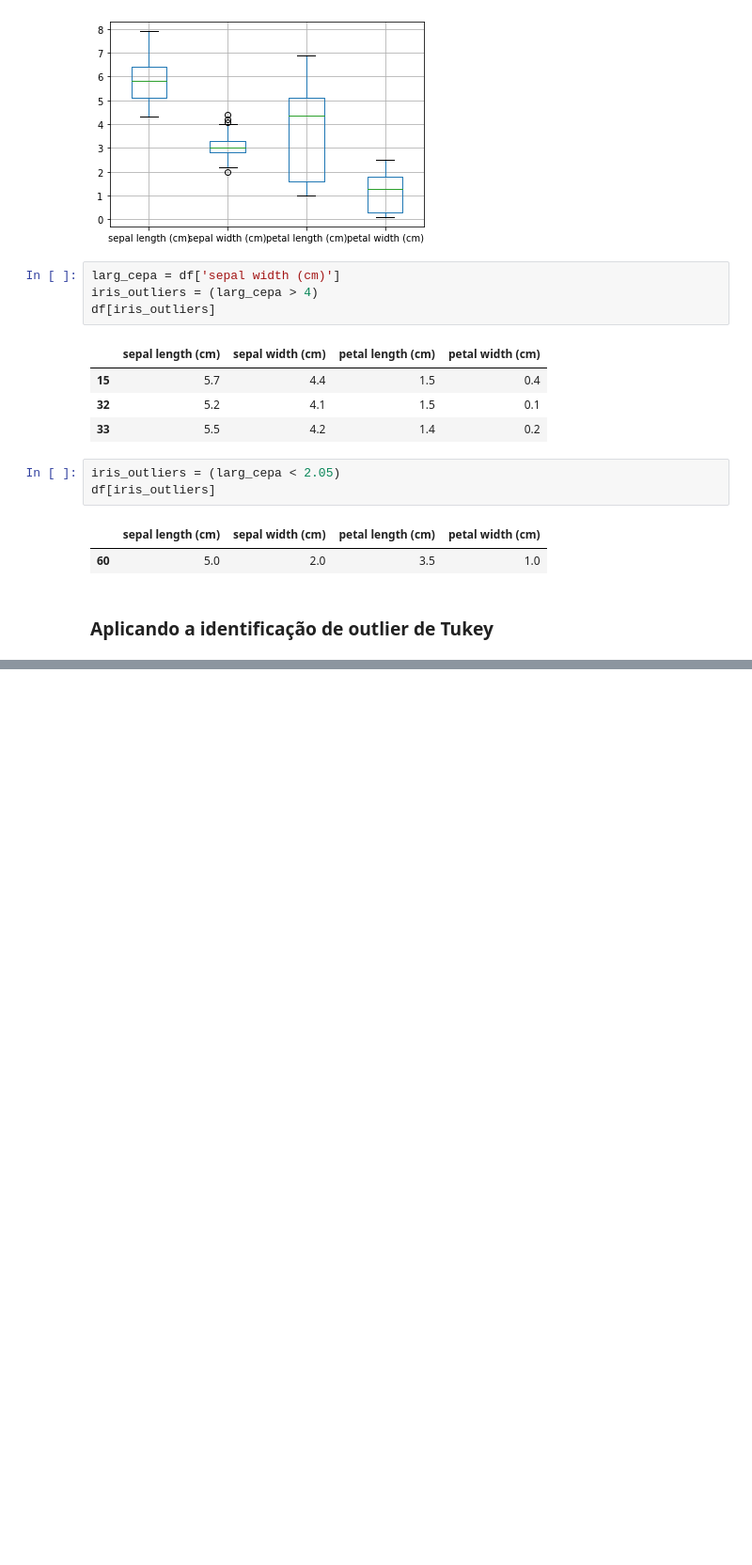
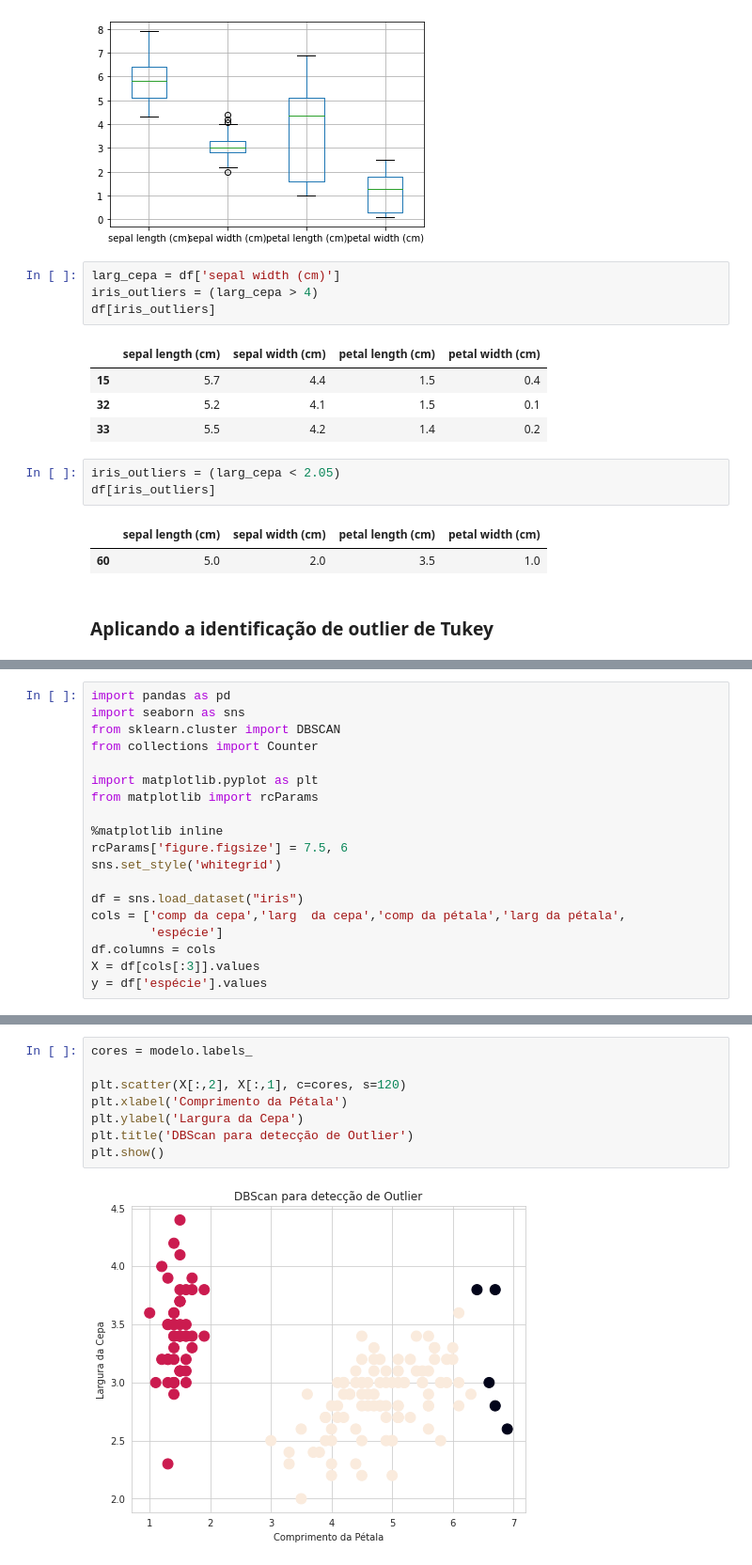
Before and after one commit to joaocbjr/Learn_DataScience, a Jupyter notebook: Cap_5_Análise_de_outliers.ipynb, the cells around one changed output, grey strips where cells are left out. Shown at 94% size. Saved outputs shown, nothing was run; the diff lists cells and outputs as text; blank space fills up the shorter version.

```diff
--- a/Cap_5_Análise_de_outliers.ipynb
+++ b/Cap_5_Análise_de_outliers.ipynb
@@ -45,0 +122,19 @@ df[iris_outliers]
+# %%
+import pandas as pd
+import seaborn as sns
+from sklearn.cluster import DBSCAN
+from collections import Counter
+
+import matplotlib.pyplot as plt
+from matplotlib import rcParams
+
+%matplotlib inline
+rcParams['figure.figsize'] = 7.5, 6
+sns.set_style('whitegrid')
+
+df = sns.load_dataset("iris")
+cols = ['comp da cepa','larg  da cepa','comp da pétala','larg da pétala',
+        'espécie']
+df.columns = cols
+X = df[cols[:3]].values
+y = df['espécie'].values
@@ -45,0 +165,10 @@ df[iris_outliers]
+# %%
+cores = modelo.labels_
+
+plt.scatter(X[:,2], X[:,1], c=cores, s=120)
+plt.xlabel('Comprimento da Pétala')
+plt.ylabel('Largura da Cepa')
+plt.title('DBScan para detecção de Outlier')
+plt.show()
+# %% [output]
+[figure, added]
```
Also changed, not shown: parts of 17 cells of this notebook.
